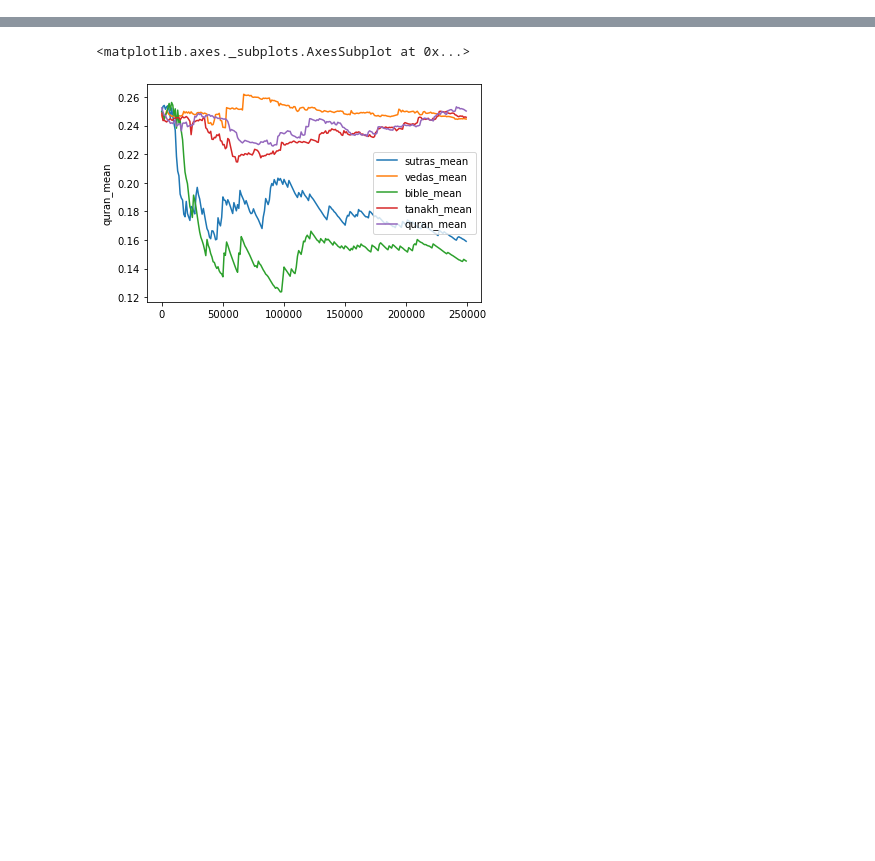
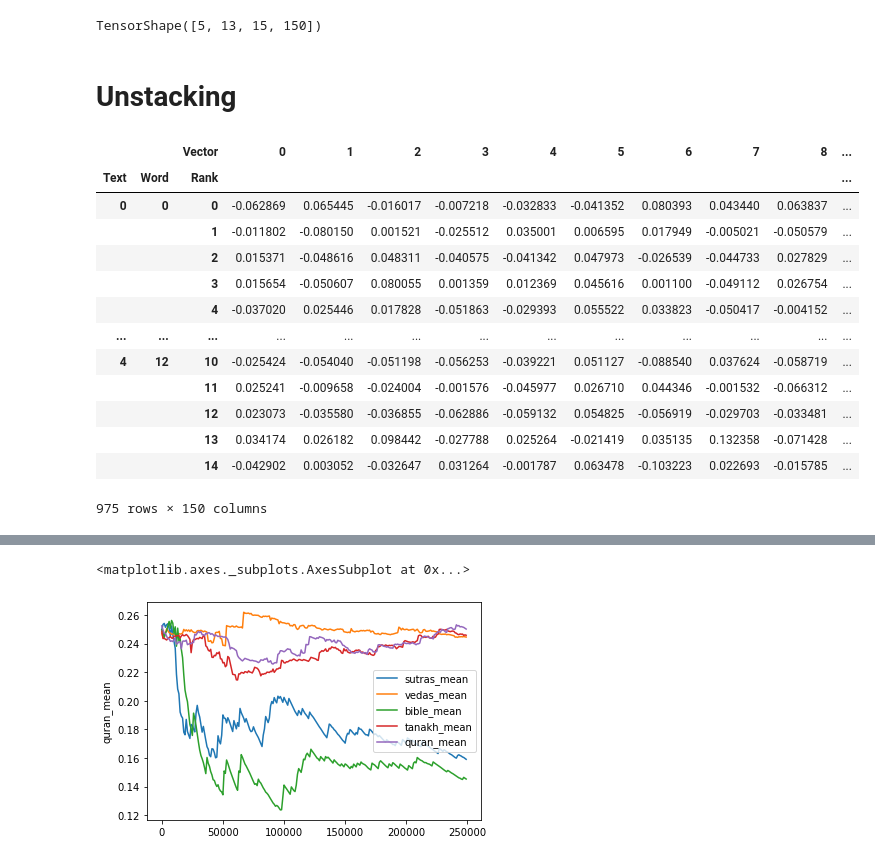
Before and after one commit to james-salafatinos/religious-word-embeddings, a Jupyter notebook: 2. Analysis.ipynb, the cells around one changed output, grey strips where cells are left out. Saved outputs shown, nothing was run; the diff lists cells and outputs as text; code cells hidden in the pictures; blank space fills up the shorter version.

Commit message:
Tensorflow Projector output configured

```diff
--- a/2. Analysis.ipynb
+++ b/2. Analysis.ipynb
@@ -90,0 +148,38 @@ similar_words
+# %%
+def ew_a(cell: list):
+#     """Exponentially averaging the top 25 word vectors"""
+#     _c = len(cell)
+#     _exp = np.exp(np.linspace(1,0,_c))
+#     wa = [float(i)/max(_exp) for i in _exp]
+
+    return np.mean(cell, axis=0)
+
+
+
+for emb,encoder in zip(embeddings,encoders):
+    awv_cloud = []
+
+    for t in range(len(names)):
+        lol = []
+        awe = []
+        for a in range(len(search_terms)):
+            list_of_archetypal_word_vectors = []
+            for w in range(N-1):
+                #print(names[t], search_terms[a], w, pair_wise_word_tensor.iloc[t,a][w])
+                word = pair_wise_word_tensor.iloc[t,a][w]
+                e = embeddings[t].loc[encoders[t][word]]
+                list_of_archetypal_word_vectors.append(e)
+
+            lol.append(list_of_archetypal_word_vectors)
+
+            #Averaging the top 25 word vectors
+            awe.append(ew_a(list_of_archetypal_word_vectors))
+
+        awv_cloud.append(lol)
+# %%
+import tensorflow as tf
+
+x = tf.stack(awv_cloud)
+x.shape
+# %% [output]
+TensorShape([5, 13, 15, 150])
@@ -90,0 +188,2 @@ similar_words
+# %% [markdown]
+# Unstacking
@@ -90,0 +194,18 @@ similar_words
+# %%
+res_df = df.unstack()
+res_df
+# %% [output]
+|  |  | Vector | 0 | 1 | 2 | 3 | 4 | 5 | 6 | 7 | 8 | ... |
+| Text | Word | Rank |  |  |  |  |  |  |  |  |  | ... |
+| 0 | 0 | 0 | -0.062869 | 0.065445 | -0.016017 | -0.007218 | -0.032833 | -0.041352 | 0.080393 | 0.043440 | 0.063837 | ... |
+|  |  | 1 | -0.011802 | -0.080150 | 0.001521 | -0.025512 | 0.035001 | 0.006595 | 0.017949 | -0.005021 | -0.050579 | ... |
+|  |  | 2 | 0.015371 | -0.048616 | 0.048311 | -0.040575 | -0.041342 | 0.047973 | -0.026539 | -0.044733 | 0.027829 | ... |
+|  |  | 3 | 0.015654 | -0.050607 | 0.080055 | 0.001359 | 0.012369 | 0.045616 | 0.001100 | -0.049112 | 0.026754 | ... |
+|  |  | 4 | -0.037020 | 0.025446 | 0.017828 | -0.051863 | -0.029393 | 0.055522 | 0.033823 | -0.050417 | -0.004152 | ... |
+| ... | ... | ... | ... | ... | ... | ... | ... | ... | ... | ... | ... | ... |
+| 4 | 12 | 10 | -0.025424 | -0.054040 | -0.051198 | -0.056253 | -0.039221 | 0.051127 | -0.088540 | 0.037624 | -0.058719 | ... |
+|  |  | 11 | 0.025241 | -0.009658 | -0.024004 | -0.001576 | -0.045977 | 0.026710 | 0.044346 | -0.001532 | -0.066312 | ... |
+|  |  | 12 | 0.023073 | -0.035580 | -0.036855 | -0.062886 | -0.059132 | 0.054825 | -0.056919 | -0.029703 | -0.033481 | ... |
+|  |  | 13 | 0.034174 | 0.026182 | 0.098442 | -0.027788 | 0.025264 | -0.021419 | 0.035135 | 0.132358 | -0.071428 | ... |
+|  |  | 14 | -0.042902 | 0.003052 | -0.032647 | 0.031264 | -0.001787 | 0.063478 | -0.103223 | 0.022693 | -0.015785 | ... |
+975 rows × 150 columns
```
Also changed, not shown: parts of 27 cells of this notebook, 8 other files.
